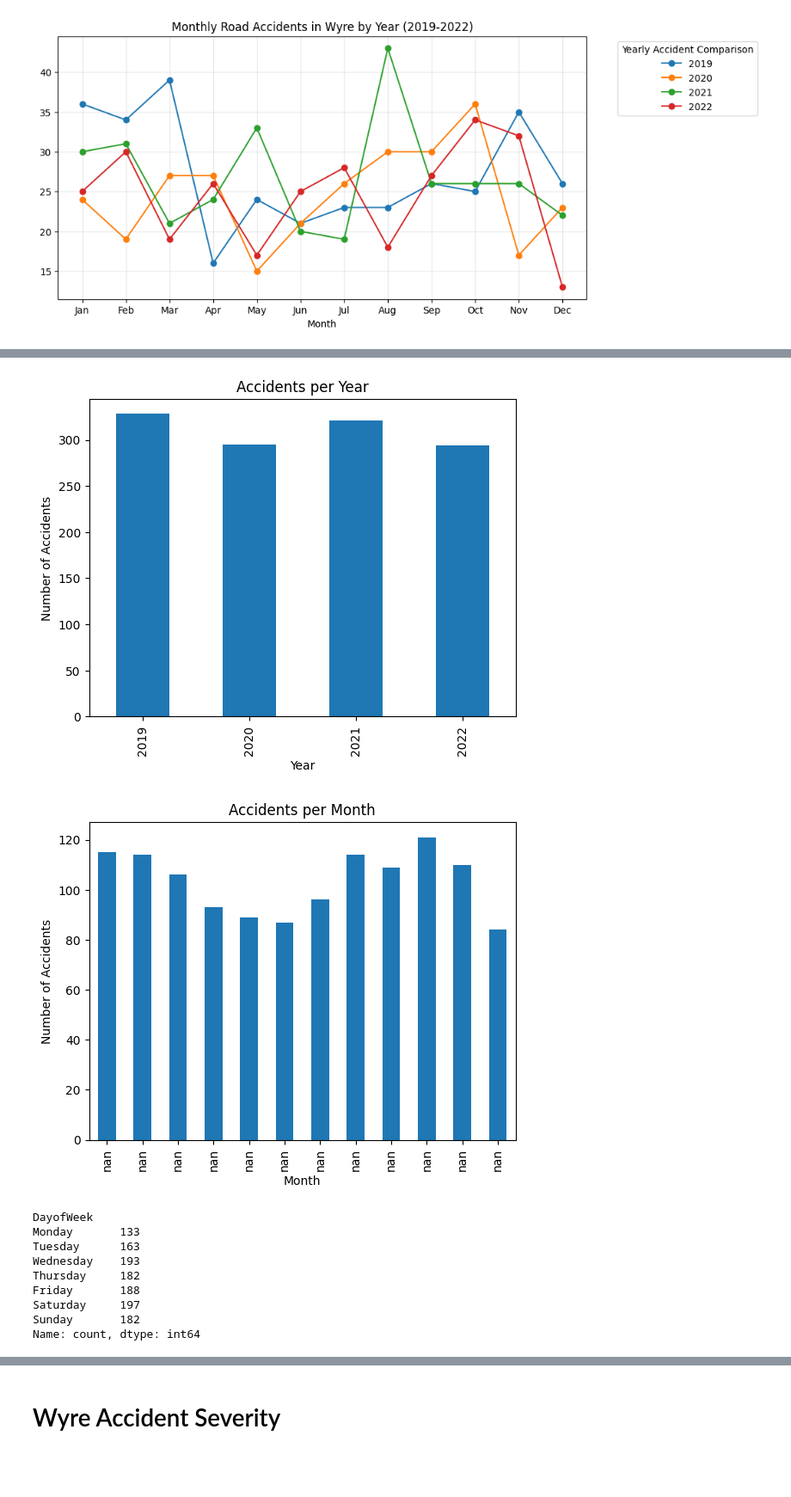
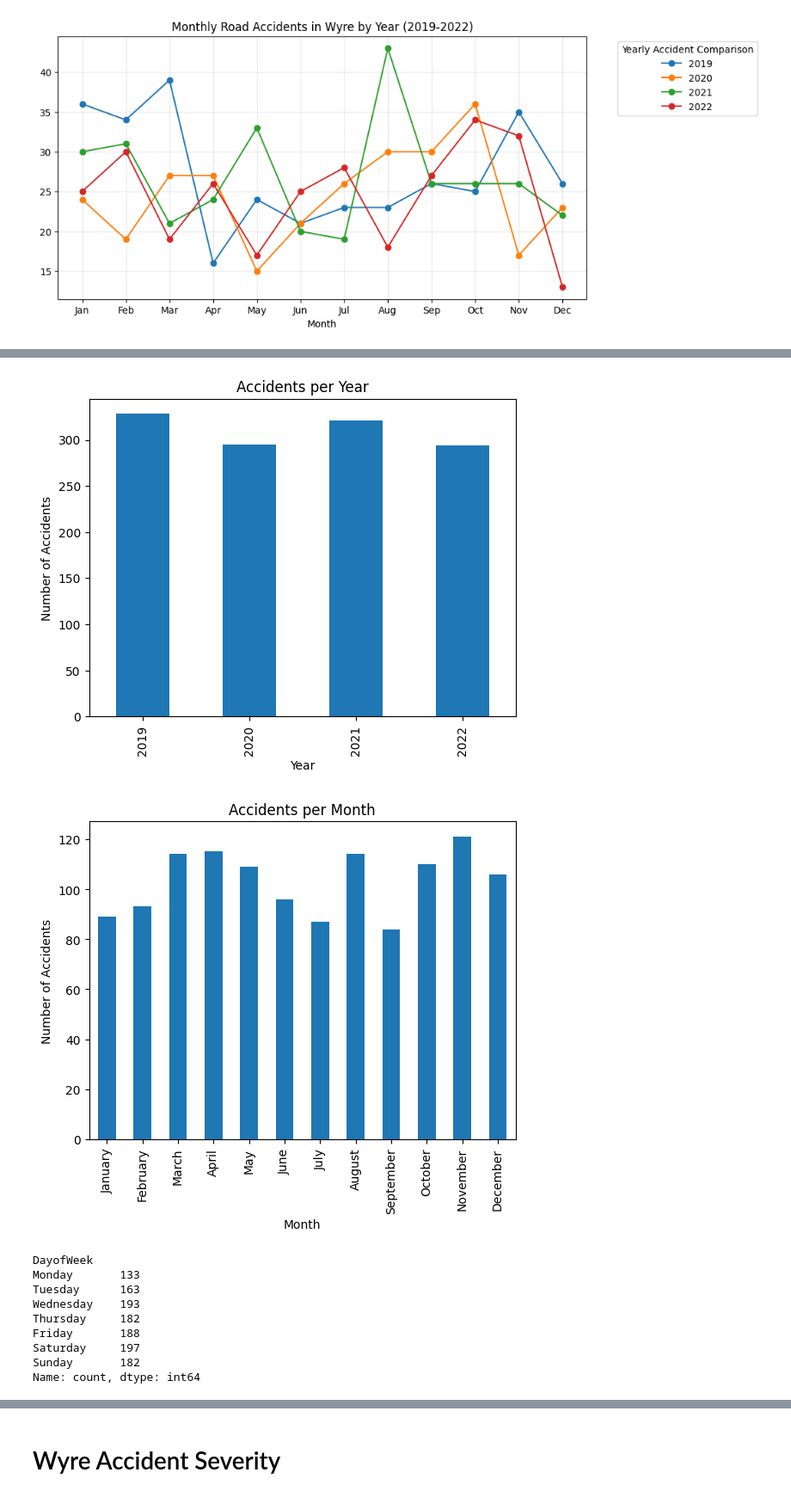
Before and after one commit to LuwhennLoren/ELEC303_DATA_ANALYTICS_REFORMADO, a Jupyter notebook: ELEC03_3A/Activity3.ipynb, the cells around one changed output, grey strips where cells are left out. Shown at 86% size. Saved outputs shown, nothing was run; the diff lists cells and outputs as text; code cells hidden in the pictures; blank space fills up the shorter version.

```diff
--- a/ELEC03_3A/Activity3.ipynb
+++ b/ELEC03_3A/Activity3.ipynb
@@ -1027,7 +1037,7 @@ plt.show()
 # %%
 # Accidents per year
 accidents_per_year = wyre_df['Year'].value_counts().sort_index()
-accidents_per_month = wyre_df['Month'].value_counts().sort_index()
+accidents_per_month = wyre_df['Month_Number'].value_counts().sort_index()
 accidents_per_day = wyre_df['DayofWeek'].value_counts().sort_index()
 
 
@@ -1043,34 +1053,34 @@ month_names = {
     5: 'May', 6: 'June', 7: 'July', 8: 'August',
     9: 'September', 10: 'October', 11: 'November', 12: 'December'
 }
 
 # Replace numerical months with their names
 accidents_per_month.index = accidents_per_month.index.map(month_names)
 
 
 accidents_per_month.plot(kind='bar')
 plt.title('Accidents per Month')
 plt.xlabel('Month')
 plt.ylabel('Number of Accidents')
 plt.show()
 
 #accident per day
 day_names = {
     0: 'Monday',
     1: 'Tuesday',
     2: 'Wednesday',
     3: 'Thursday',
     4: 'Friday',
     5: 'Saturday',
     6: 'Sunday'
 }
 
 accidents_per_day.index = accidents_per_day.index.map(day_names)
 accidents_per_day.plot(kind='bar')
 print(accidents_per_day)
 # %% [output]
 [figure]
-[figure, old version]
+[figure, new version]
 DayofWeek
 Monday       133
 Tuesday      163
```
Also changed, not shown: parts of 78 cells of this notebook.
